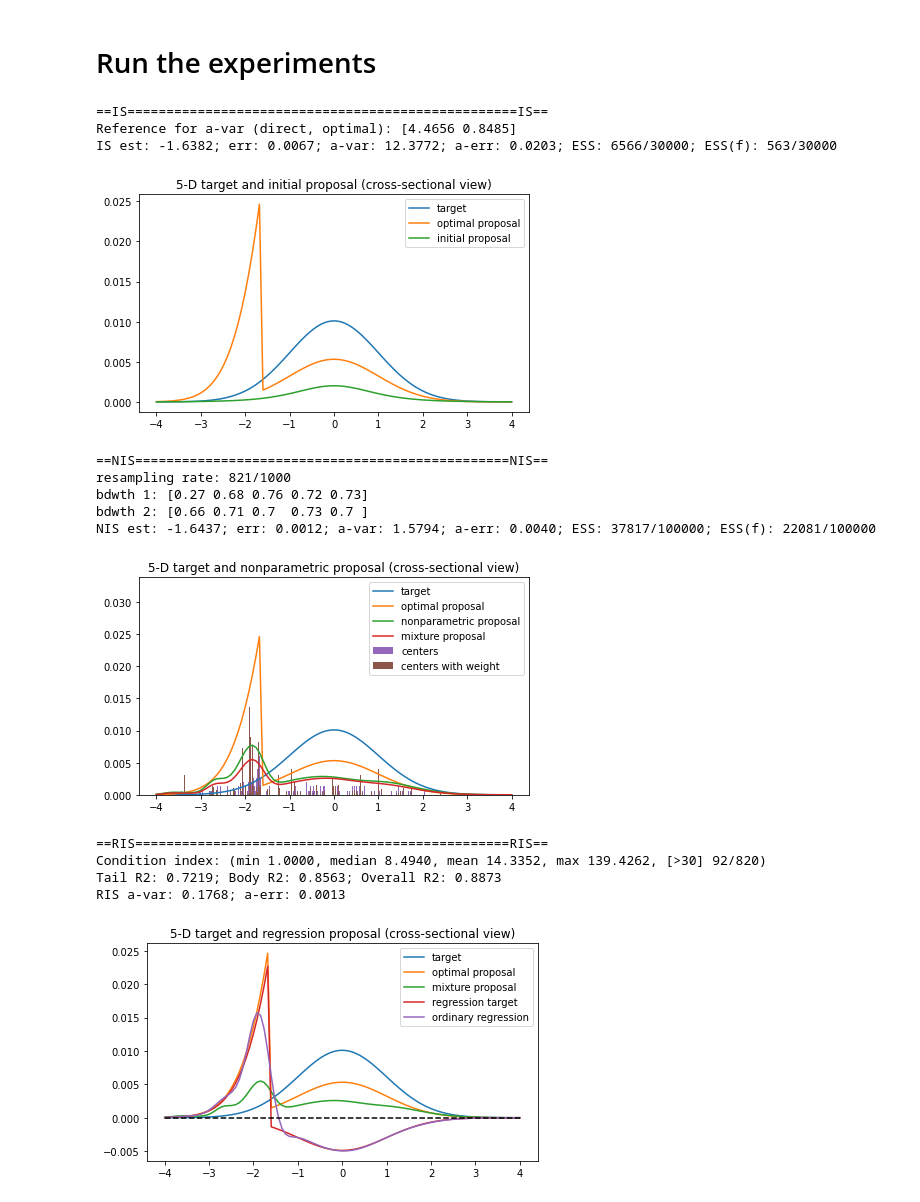
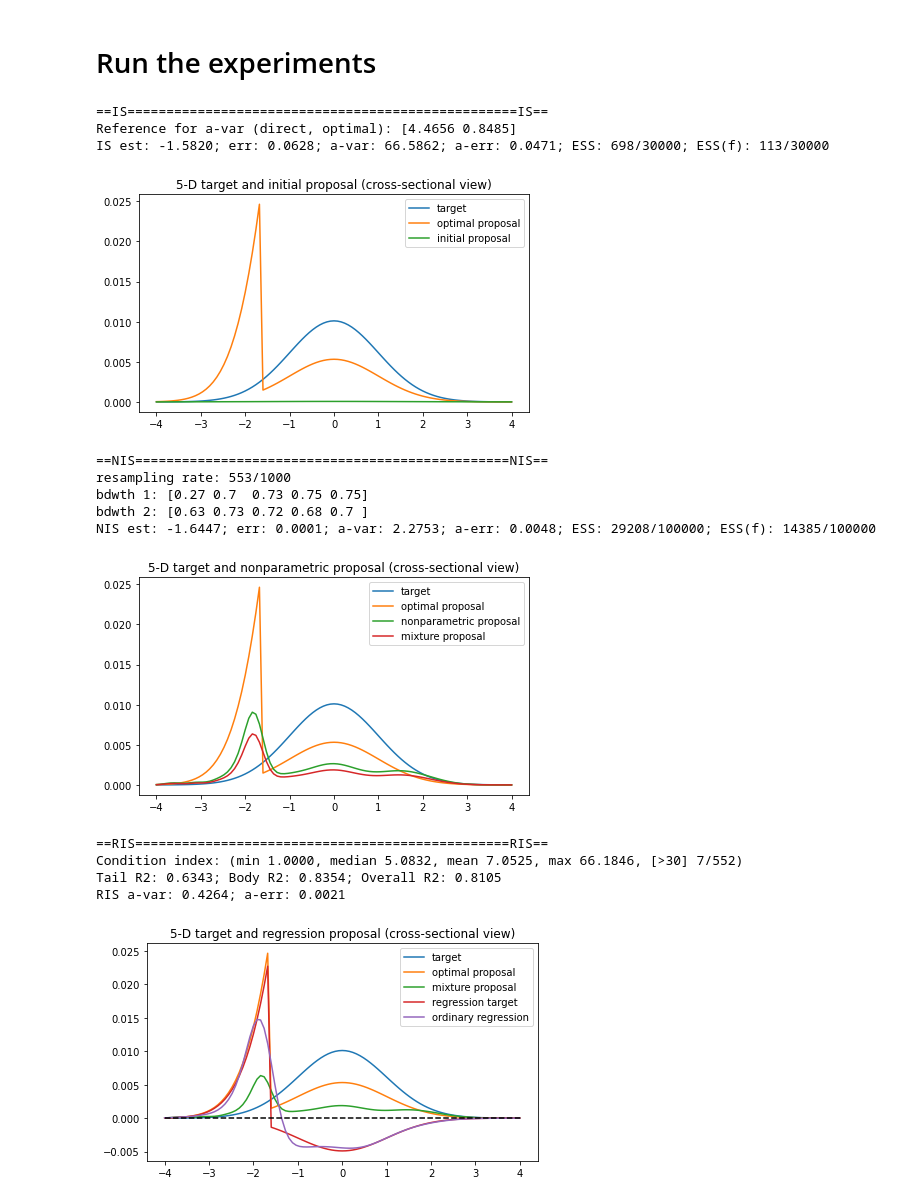
Before and after one commit to IanFla/Two-Stage, a Jupyter notebook: MLE and REG/MLE-2-Copy1.ipynb, the cells around one changed output. Cells and saved outputs as stored; diff of their text form; code cells hidden in the pictures.

```diff
--- a/MLE and REG/MLE-2-Copy1.ipynb
+++ b/MLE and REG/MLE-2-Copy1.ipynb
@@ -87,10 +87,7 @@ class MLE:
             rWmeans=np.ones_like(rW)*rW.mean()
 
             ax.plot(x,self.mP(X))
-            ax.hist(self.rS[:,dim],bins=2*rW.size,weights=rWmeans)
-            ax.hist(self.rS[:,dim],bins=2*rW.size,weights=rW)
-            ax.legend(['target','optimal proposal','nonparametric proposal',\
-                       'mixture proposal','centers','centers with weight'])
+            ax.legend(['target','optimal proposal','nonparametric proposal','mixture proposal'])
         elif name=='regression':
             rT=self.T(X)*(1.0*(X[:,0]<self.VaR)-self.alpha)/norm.pdf(self.VaR)
             G=self.G(X)
@@ -169,8 +166,8 @@ class MLE:
         print('RIS a-var: {:.4f}; a-err: {:.4f}'.format(aVar,aErr))
 
     def estimate_MLE(self,opt=True,NR=True):
-        mP=self.mP(self.S)
-        G=self.G(self.S)
+        mP=self.mP_
+        G=self.G_
         target=lambda zeta: -np.mean(np.log(mP+zeta.dot(G)))
         gradient=lambda zeta: -np.mean(G/(mP+zeta.dot(G)),axis=1)
         hessian=lambda zeta: (G/(mP+zeta.dot(G))**2).dot(G.T)/G.shape[1]
@@ -190,14 +187,14 @@ class MLE:
         grad1=gradient(zeta1)
         print('theory: value: {:.4f}; grad: (min {:.4f}, mean {:.4f}, max {:.4f}, std {:.4f})'\
               .format(target(zeta1),grad1.min(),grad1.mean(),grad1.max(),grad1.std()))
-        W=(self.T(self.S)/mP)*(1-XX.dot(zeta1))
+        W=(self.T_/mP)*(1-XX.dot(zeta1))
         print('reg weights: (min {:.4f}, mean {:.4f}, max {:.4f}, [<0] {}/{})'\
               .format(W.min(),W.mean(),W.max(),np.sum(W<0),W.size))
-        self.__estimate(self.S,W,'RIS',asym=False)
-        W=self.T(self.S)/(mP+zeta1.dot(G))
+        self.__estimate(self.mS_,W,'RIS',asym=False)
+        W=self.T_/(mP+zeta1.dot(G))
         print('mle weights (The): (min {:.4f}, mean {:.4f}, max {:.4f}, [<0] {}/{})'\
               .format(W.min(),W.mean(),W.max(),np.sum(W<0),W.size))
-        self.__estimate(self.S,W,'MLE(The)',asym=False)
+        self.__estimate(self.mS_,W,'MLE(The)',asym=False)
 
         if opt:
             zeta=zeta1 if target(zeta1)!=np.nan else zeta0
@@ -220,43 +217,42 @@ class MLE:
                 grad=gradient(zeta)
                 print('optimal: value: {:.4f}; grad: (min {:.4f}, mean {:.4f}, max {:.4f}, std {:.4f})'\
                       .format(target(zeta),grad.min(),grad.mean(),grad.max(),grad.std()))
-                W=self.T(self.S)/(mP+zeta.dot(G))
+                W=self.T_/(mP+zeta.dot(G))
                 print('mle weights (Opt): (min {:.4f}, mean {:.4f}, max {:.4f}, [<0] {}/{})'\
                       .format(W.min(),W.mean(),W.max(),np.sum(W<0),W.size))
-                self.__estimate(self.S,W,'MLE(Opt)',asym=False)
+                self.__estimate(self.mS_,W,'MLE(Opt)',asym=False)
             else:
                 print('MLE fail')
 # %% [markdown]
 # Run the experiments
 # %%
-np.random.seed(1234)
 print('==IS==================================================IS==')
-mle=MLE(dim=5,alpha=0.05,sigma=2,df=1)
+mle=MLE(dim=5,alpha=0.05,sigma=4,df=1)
 mle.estimate_IS(30000)
 x=np.linspace(-4,4,101)
 mle.draw_TP(mle.iP,x,'initial')
 print('==NIS================================================NIS==')
 mle.resample(1000)
 mle.estimate_NIS(70000)
 mle.draw_TP(mle.nP,x,'nonparametric')
 print('==RIS================================================RIS==')
 mle.estimate_RIS()
 mle.draw_TP(mle.mP,x,'regression')
-# print('==MLE================================================MLE==')
-# mle.estimate_MLE()
+print('==MLE================================================MLE==')
+mle.estimate_MLE()
 # %% [output]
 ==IS==================================================IS==
 Reference for a-var (direct, optimal): [4.4656 0.8485]
-IS est: -1.6382; err: 0.0067; a-var: 12.3772; a-err: 0.0203; ESS: 6566/30000; ESS(f): 563/30000
+IS est: -1.5820; err: 0.0628; a-var: 66.5862; a-err: 0.0471; ESS: 698/30000; ESS(f): 113/30000
-[figure, old version]
+[figure, new version]
 ==NIS================================================NIS==
-resampling rate: 821/1000
-bdwth 1: [0.27 0.68 0.76 0.72 0.73]
-bdwth 2: [0.66 0.71 0.7  0.73 0.7 ]
-NIS est: -1.6437; err: 0.0012; a-var: 1.5794; a-err: 0.0040; ESS: 37817/100000; ESS(f): 22081/100000
+resampling rate: 553/1000
+bdwth 1: [0.27 0.7  0.73 0.75 0.75]
+bdwth 2: [0.63 0.73 0.72 0.68 0.7 ]
+NIS est: -1.6447; err: 0.0001; a-var: 2.2753; a-err: 0.0048; ESS: 29208/100000; ESS(f): 14385/100000
-[figure, old version]
+[figure, new version]
 ==RIS================================================RIS==
-Condition index: (min 1.0000, median 8.4940, mean 14.3352, max 139.4262, [>30] 92/820)
-Tail R2: 0.7219; Body R2: 0.8563; Overall R2: 0.8873
-RIS a-var: 0.1768; a-err: 0.0013
+Condition index: (min 1.0000, median 5.0832, mean 7.0525, max 66.1846, [>30] 7/552)
+Tail R2: 0.6343; Body R2: 0.8354; Overall R2: 0.8105
+RIS a-var: 0.4264; a-err: 0.0021
-[figure, old version]
+[figure, new version]
```
Also changed, not shown: parts of 1 cell of this notebook, 2 other files.
